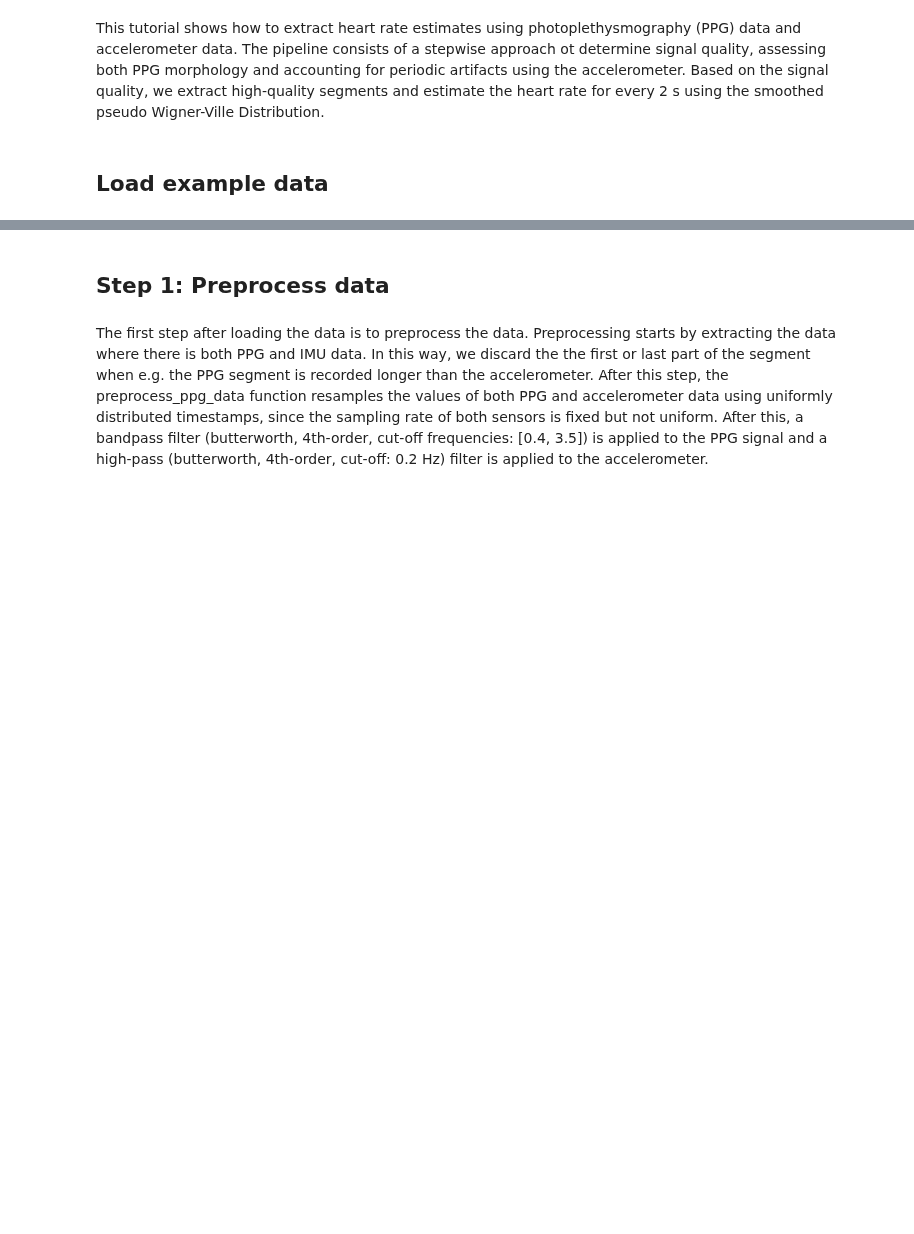
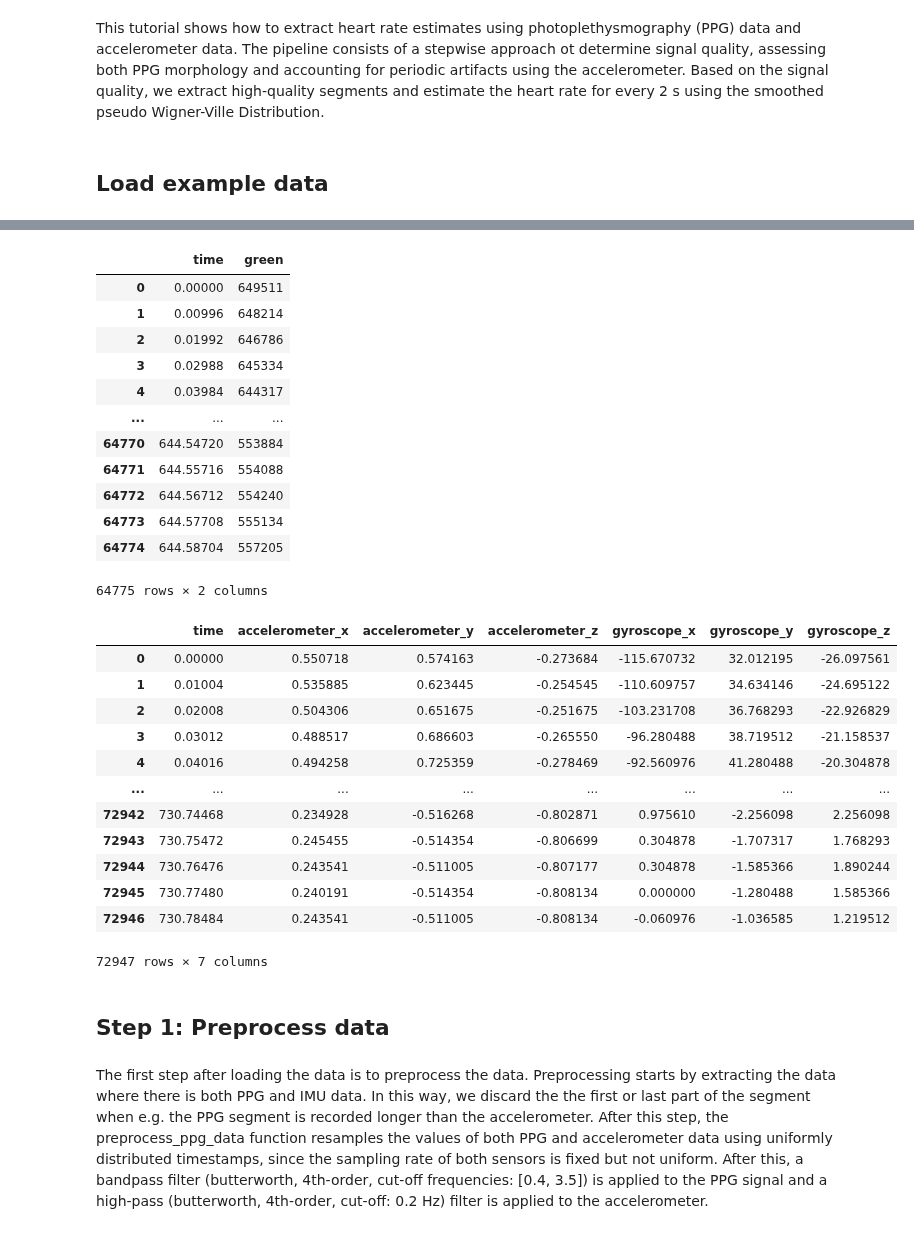
Before and after one commit to biomarkersParkinson/paradigma, a Jupyter notebook: docs/tutorials/heart_rate_analysis.ipynb, the cells around one changed output, grey strips where cells are left out. Drawn from its saved outputs; the diff is of its cells as text; code cells hidden in the pictures; blank space fills up the shorter version.

Commit message:
update tutorial and notebook with simplified loading of the data

```diff
--- a/docs/tutorials/heart_rate_analysis.ipynb
+++ b/docs/tutorials/heart_rate_analysis.ipynb
@@ -51,3 +9,44 @@ df_ppg, df_imu
+# %%
+from pathlib import Path
+from paradigma.util import load_tsdf_dataframe
+
+path_to_data = Path('../../tests/data')
+path_to_prepared_data = path_to_data / '1.prepared_data'
+
+ppg_prefix = 'PPG'
+imu_prefix = 'IMU'
+
+df_ppg, metadata_time, metadata_values = load_tsdf_dataframe(path_to_prepared_data / ppg_prefix, prefix = ppg_prefix)
+df_imu, metadata_time, metadata_values = load_tsdf_dataframe(path_to_prepared_data / imu_prefix, prefix = imu_prefix)
+
+display(df_ppg, df_imu)
+# %% [output]
+|  | time | green |
+| 0 | 0.00000 | 649511 |
+| 1 | 0.00996 | 648214 |
+| 2 | 0.01992 | 646786 |
+| 3 | 0.02988 | 645334 |
+| 4 | 0.03984 | 644317 |
+| ... | ... | ... |
+| 64770 | 644.54720 | 553884 |
+| 64771 | 644.55716 | 554088 |
+| 64772 | 644.56712 | 554240 |
+| 64773 | 644.57708 | 555134 |
+| 64774 | 644.58704 | 557205 |
+64775 rows × 2 columns
+|  | time | accelerometer_x | accelerometer_y | accelerometer_z | gyroscope_x | gyroscope_y | gyroscope_z |
+| 0 | 0.00000 | 0.550718 | 0.574163 | -0.273684 | -115.670732 | 32.012195 | -26.097561 |
+| 1 | 0.01004 | 0.535885 | 0.623445 | -0.254545 | -110.609757 | 34.634146 | -24.695122 |
+| 2 | 0.02008 | 0.504306 | 0.651675 | -0.251675 | -103.231708 | 36.768293 | -22.926829 |
+| 3 | 0.03012 | 0.488517 | 0.686603 | -0.265550 | -96.280488 | 38.719512 | -21.158537 |
+| 4 | 0.04016 | 0.494258 | 0.725359 | -0.278469 | -92.560976 | 41.280488 | -20.304878 |
+| ... | ... | ... | ... | ... | ... | ... | ... |
+| 72942 | 730.74468 | 0.234928 | -0.516268 | -0.802871 | 0.975610 | -2.256098 | 2.256098 |
+| 72943 | 730.75472 | 0.245455 | -0.514354 | -0.806699 | 0.304878 | -1.707317 | 1.768293 |
+| 72944 | 730.76476 | 0.243541 | -0.511005 | -0.807177 | 0.304878 | -1.585366 | 1.890244 |
+| 72945 | 730.77480 | 0.240191 | -0.514354 | -0.808134 | 0.000000 | -1.280488 | 1.585366 |
+| 72946 | 730.78484 | 0.243541 | -0.511005 | -0.808134 | -0.060976 | -1.036585 | 1.219512 |
+72947 rows × 7 columns
 # %% [markdown]
 ## Step 1: Preprocess data
 # %% [markdown]
```
Also changed, not shown: parts of 3 cells of this notebook, 1 other file.
